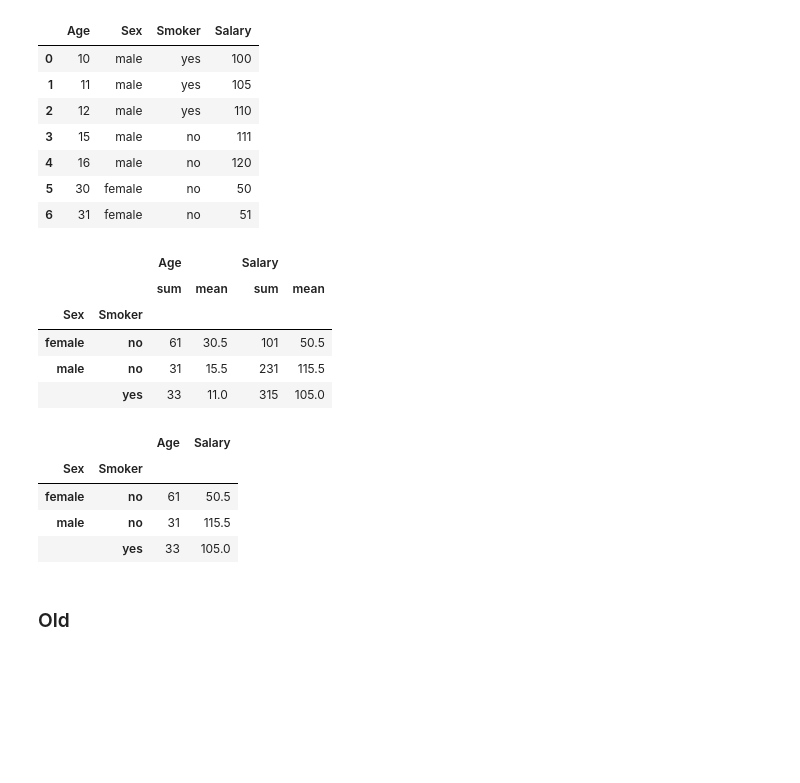
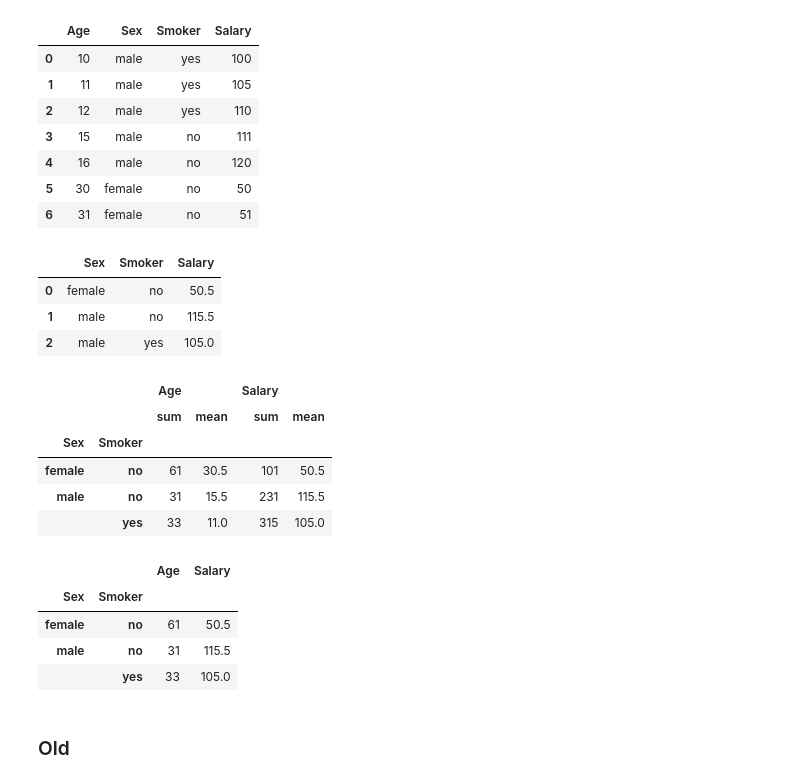
Before and after one commit to EvgeniiZorin/Handbook_Statistics-Probability-and-ML, a Jupyter notebook: _Pandas.ipynb, the cells around one changed output. Drawn from its saved outputs; the diff is of its cells as text; code cells hidden in the pictures; blank space fills up the shorter version.

```diff
--- a/_Pandas.ipynb
+++ b/_Pandas.ipynb
@@ -921,23 +921,32 @@ df
 | 4 | 16 | male | no | 120 |
 | 5 | 30 | female | no | 50 |
 | 6 | 31 | female | no | 51 |
-# %%
-df.groupby(by=['Sex', 'Smoker'])[['Age', 'Salary']].agg(['sum', 'mean'])
-# %% [output]
-|  |  | Age |  | Salary |  |
-|  |  | sum | mean | sum | mean |
-| Sex | Smoker |  |  |  |  |
-| female | no | 61 | 30.5 | 101 | 50.5 |
-| male | no | 31 | 15.5 | 231 | 115.5 |
-|  | yes | 33 | 11.0 | 315 | 105.0 |
-# %%
-df.groupby(by=['Sex', 'Smoker']).agg({'Age':'sum', 'Salary':'mean'})
-# %% [output]
-|  |  | Age | Salary |
-| Sex | Smoker |  |  |
-| female | no | 61 | 50.5 |
-| male | no | 31 | 115.5 |
-|  | yes | 33 | 105.0 |
+# %%
+### Average salary per sex and smoker status
+df2 = df.groupby(['Sex', 'Smoker'])['Salary'].mean().reset_index()
+display(df2)
+### Multiple statistics
+df3 = df.groupby(['Sex', 'Smoker'])[['Age', 'Salary']].agg(['sum', 'mean'])
+display(df3)
+### or
+df4 = df.groupby(by=['Sex', 'Smoker']).agg({'Age':'sum', 'Salary':'mean'})
+display(df4)
+# %% [output]
+|  | Sex | Smoker | Salary |
+| 0 | female | no | 50.5 |
+| 1 | male | no | 115.5 |
+| 2 | male | yes | 105.0 |
+|  |  | Age |  | Salary |  |
+|  |  | sum | mean | sum | mean |
+| Sex | Smoker |  |  |  |  |
+| female | no | 61 | 30.5 | 101 | 50.5 |
+| male | no | 31 | 15.5 | 231 | 115.5 |
+|  | yes | 33 | 11.0 | 315 | 105.0 |
+|  |  | Age | Salary |
+| Sex | Smoker |  |  |
+| female | no | 61 | 50.5 |
+| male | no | 31 | 115.5 |
+|  | yes | 33 | 105.0 |
 # %% [markdown]
 ### Old
 # %%
```
Also changed, not shown: 3 other files.
